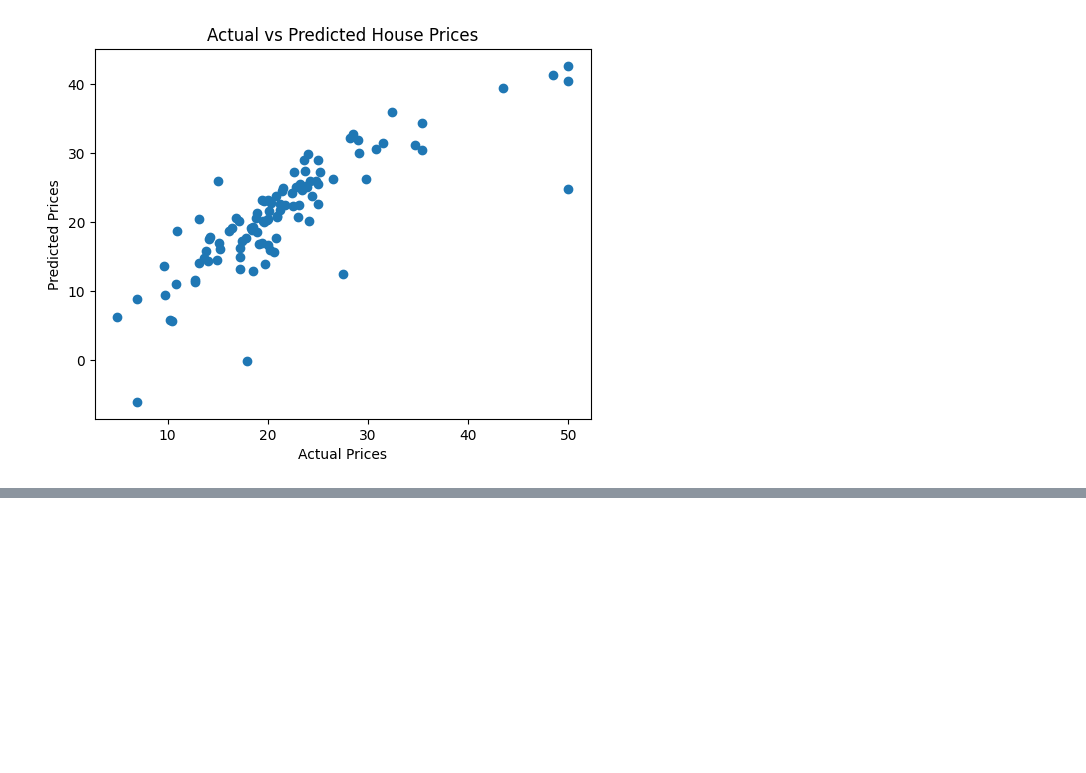
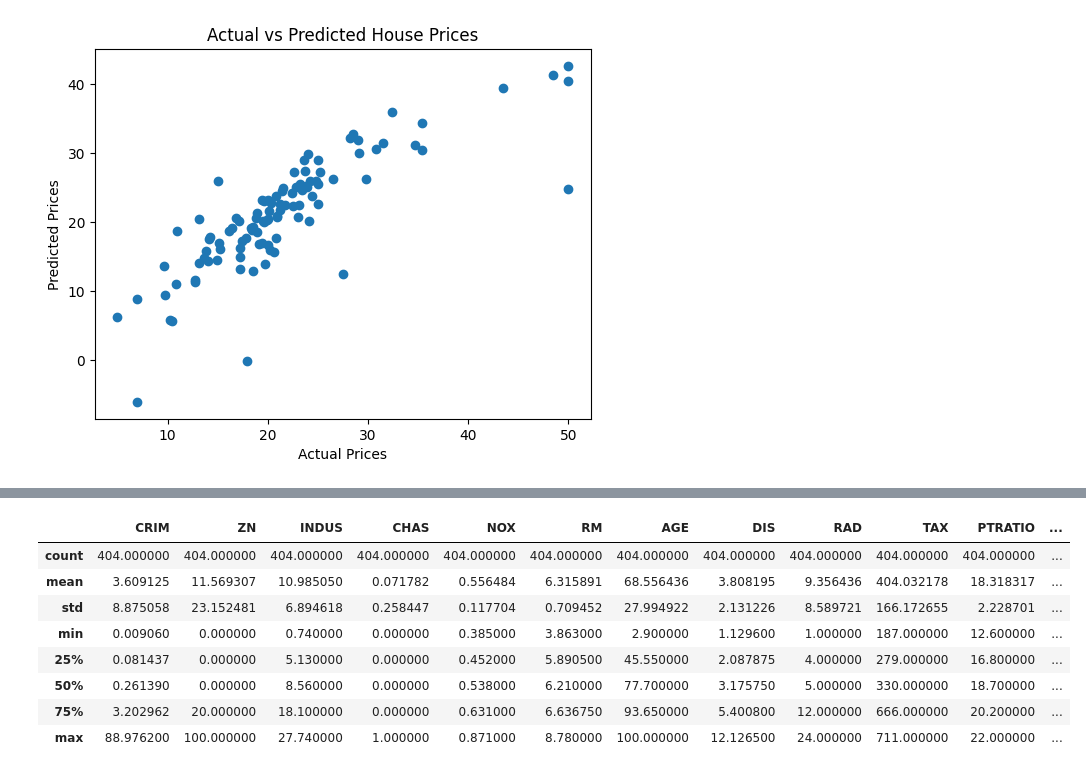
Before and after one commit to PranabSantra45/housepriceprediction, a Jupyter notebook: main.ipynb, the cells around one changed output, grey strips where cells are left out. Saved outputs shown, nothing was run; the diff lists cells and outputs as text; code cells hidden in the pictures; blank space fills up the shorter version.

```diff
--- a/main.ipynb
+++ b/main.ipynb
@@ -172,0 +185,12 @@ plt.show()
+# %%
+X_train.describe()
+# %% [output]
+|  | CRIM | ZN | INDUS | CHAS | NOX | RM | AGE | DIS | RAD | TAX | PTRATIO | ... |
+| count | 404.000000 | 404.000000 | 404.000000 | 404.000000 | 404.000000 | 404.000000 | 404.000000 | 404.000000 | 404.000000 | 404.000000 | 404.000000 | ... |
+| mean | 3.609125 | 11.569307 | 10.985050 | 0.071782 | 0.556484 | 6.315891 | 68.556436 | 3.808195 | 9.356436 | 404.032178 | 18.318317 | ... |
+| std | 8.875058 | 23.152481 | 6.894618 | 0.258447 | 0.117704 | 0.709452 | 27.994922 | 2.131226 | 8.589721 | 166.172655 | 2.228701 | ... |
+| min | 0.009060 | 0.000000 | 0.740000 | 0.000000 | 0.385000 | 3.863000 | 2.900000 | 1.129600 | 1.000000 | 187.000000 | 12.600000 | ... |
+| 25% | 0.081437 | 0.000000 | 5.130000 | 0.000000 | 0.452000 | 5.890500 | 45.550000 | 2.087875 | 4.000000 | 279.000000 | 16.800000 | ... |
+| 50% | 0.261390 | 0.000000 | 8.560000 | 0.000000 | 0.538000 | 6.210000 | 77.700000 | 3.175750 | 5.000000 | 330.000000 | 18.700000 | ... |
+| 75% | 3.202962 | 20.000000 | 18.100000 | 0.000000 | 0.631000 | 6.636750 | 93.650000 | 5.400800 | 12.000000 | 666.000000 | 20.200000 | ... |
+| max | 88.976200 | 100.000000 | 27.740000 | 1.000000 | 0.871000 | 8.780000 | 100.000000 | 12.126500 | 24.000000 | 711.000000 | 22.000000 | ... |
```
Also changed, not shown: parts of 16 cells of this notebook.
